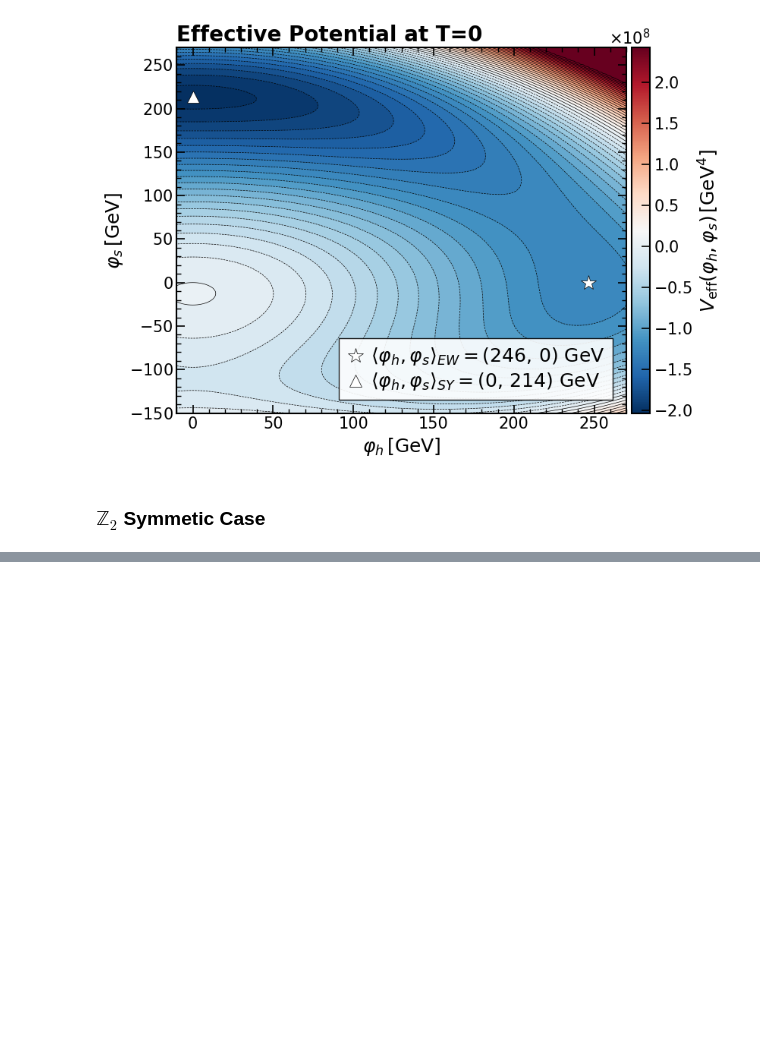
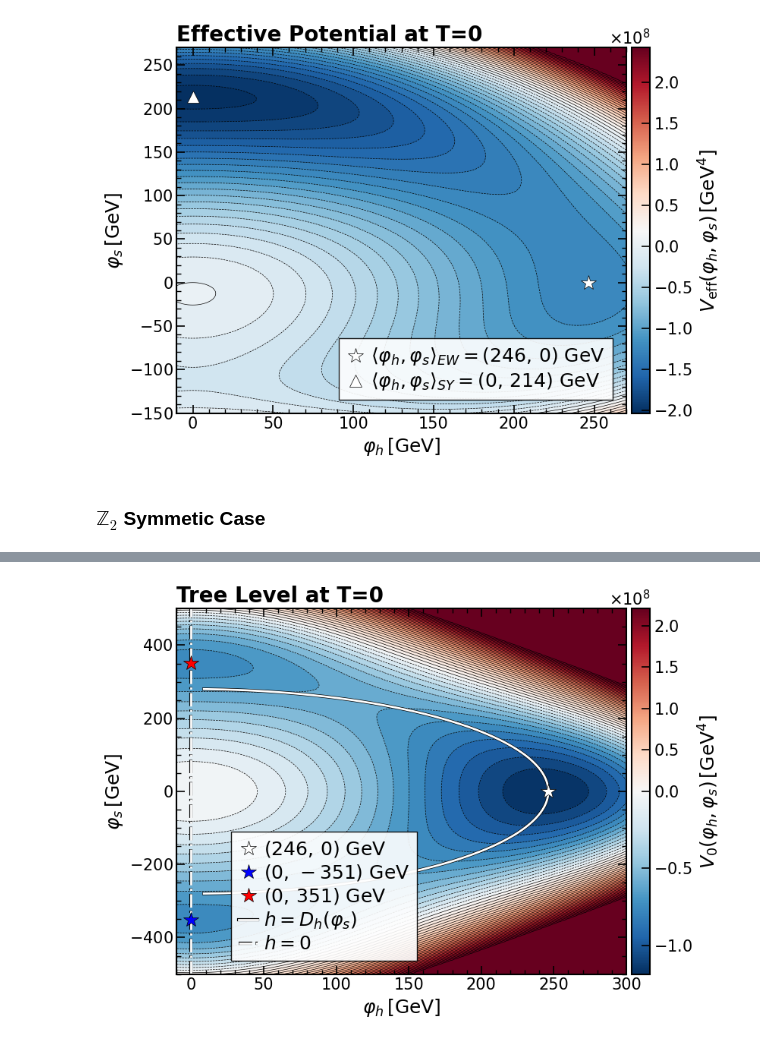
Before and after one commit to Diego-gt-phys/TFM-Repository, a Jupyter notebook: xSM_Tadpole_Analysis.ipynb, the cells around one changed output, grey strips where cells are left out. Drawn from its saved outputs; the diff is of its cells as text; code cells hidden in the pictures; blank space fills up the shorter version.

Commit message:
Update xSM_Tadpole_Analysis.ipynb
Added a Z2 symetric model with a Super SFOPT

```diff
--- a/xSM_Tadpole_Analysis.ipynb
+++ b/xSM_Tadpole_Analysis.ipynb
@@ -353,0 +472,78 @@ plt.show()
+# %%
+# Set the values of h & s
+hmin, hmax = (-10, 300)
+smin, smax = (-500, 500)
+
+# Create the Paths
+s_path  = np.linspace(smin, smax, 1000)
+h_zeros = np.zeros_like(s_path)
+h_plus  = np.full_like(s_path, np.nan)
+h_minus = np.full_like(s_path, np.nan)
+
+radicand = -s_path**2 * lHS + 2*muH2 - 2*s_path*muHS
+valid = radicand >= 0
+h_plus[valid]  =  np.sqrt(radicand[valid]) / (np.sqrt(2) * np.sqrt(lH))
+h_minus[valid] = -np.sqrt(radicand[valid]) / (np.sqrt(2) * np.sqrt(lH))
+
+# Potential Grid
+h_vals = np.linspace(hmin, hmax, 200)
+s_vals = np.linspace(smin, smax, 200)
+H, S   = np.meshgrid(h_vals, s_vals)
+X_grid = np.column_stack([H.ravel(), S.ravel()])
+V_grid = model.V0(X_grid).reshape(H.shape)
+V_plot = np.clip(V_grid, np.percentile(V_grid, 0), np.percentile(V_grid, 90))
+V_shifted = V_plot - model.V0(np.array([[0.0, 0.0]]))
+
+# Normalize the cmap
+norm = TwoSlopeNorm(vcenter=0, vmin=V_shifted.min(), vmax=V_shifted.max()) # Normalize(vmin=V_shifted.min(), vmax=V_shifted.max())
+sm   = ScalarMappable(cmap='RdBu_r', norm=norm)
+
+# Create the Figure
+fig, ax = plt.subplots(figsize=(8.5, 6))
+
+cp = ax.contourf(H, S, V_shifted, levels=50, cmap='RdBu_r', norm=norm)
+ax.contour(H, S, V_shifted, levels=50, colors='k', linewidths=0.5, alpha=1)
+ax.plot(root_hp[0], validX[0], 'w*', markersize=15, zorder=5, markeredgecolor='k', markeredgewidth=0.5,
+        label=rf'$({root_hp[0]:.0f},\,{validX[0]:.0f})$ GeV')
+ax.plot(0, minima_roots[0], 'b*', markersize=15, zorder=5, markeredgecolor='k', markeredgewidth=0.5,
+        label=rf'$({0},\,{minima_roots[0]:.0f})$ GeV')
+ax.plot(0, minima_roots[1], 'r*', markersize=15, zorder=5, markeredgecolor='k', markeredgewidth=0.5,
+        label=rf'$({0},\,{minima_roots[1]:.0f})$ GeV')
+ax.plot(h_plus, s_path, label=r'$h=D_h(\varphi_s)$', color='w', lw=2, ls='-', path_effects=[pe.Stroke(linewidth=3, foreground='black'), pe.Normal()])
+ax.plot(h_zeros, s_path, label=r'$h=0$', color='w', lw=2, ls='-.', path_effects=[pe.Stroke(linewidth=3, foreground='black'), pe.Normal()])
+
+# Make it Pretty
+ax.set_xlabel(r'$\varphi_h \, [\mathrm{GeV}]$', fontsize=18)
+ax.set_ylabel(r'$\varphi_s \, [\mathrm{GeV}]$', fontsize=18)
+ax.yaxis.set_major_formatter(ScalarFormatter(useMathText=True))
+ax.ticklabel_format(style='sci', axis='y', scilimits=(-2, 2))
+ax.yaxis.get_offset_text().set_fontsize(15)
+
+for spine in ax.spines.values():
+    spine.set_linewidth(1.5)
+
+ax.tick_params(axis='both', which='major', direction='in',
+               length=8, width=1.2, labelsize=15, top=True, right=True)
+ax.tick_params(axis='both', which='minor', direction='in',
+               length=4, width=1,   labelsize=15, top=True, right=True)
+ax.minorticks_on()
+
+cbar = fig.colorbar(sm, ax=ax, pad=0.01)
+cbar.set_label(r'$V_{0}(\varphi_h,\varphi_s) \, [\mathrm{GeV^4}]$', fontsize=18)
+cbar.ax.tick_params(labelsize=15)
+cbar.ax.yaxis.set_major_formatter(ScalarFormatter(useMathText=True))
+cbar.ax.yaxis.get_offset_text().set_fontsize(15)
+plt.ticklabel_format(style='sci', axis='y', scilimits=(-2,3))
+for spine in cbar.ax.spines.values():
+    spine.set_linewidth(1.5)
+cbar.ax.tick_params(axis='both', which='major', direction='in',
+               length=8, width=1.2, labelsize=15)
+
+ax.legend(fontsize=18, frameon=True, fancybox=False, loc = "lower left", bbox_to_anchor=(0.1, 0.01),ncol = 1, edgecolor="black", framealpha=0.9, labelspacing=0.2, handletextpad=0.3, handlelength=1, columnspacing=1)
+
+plt.title(r"Tree Level at T=0", loc='left', fontsize=20, fontweight='bold')
+plt.tight_layout()
+plt.savefig("Figures/Z2_TL_Contour.pdf", format="pdf", bbox_inches="tight")
+plt.show()
+# %% [output]
+[figure, added]
```
Also changed, not shown: parts of 13 cells of this notebook.
